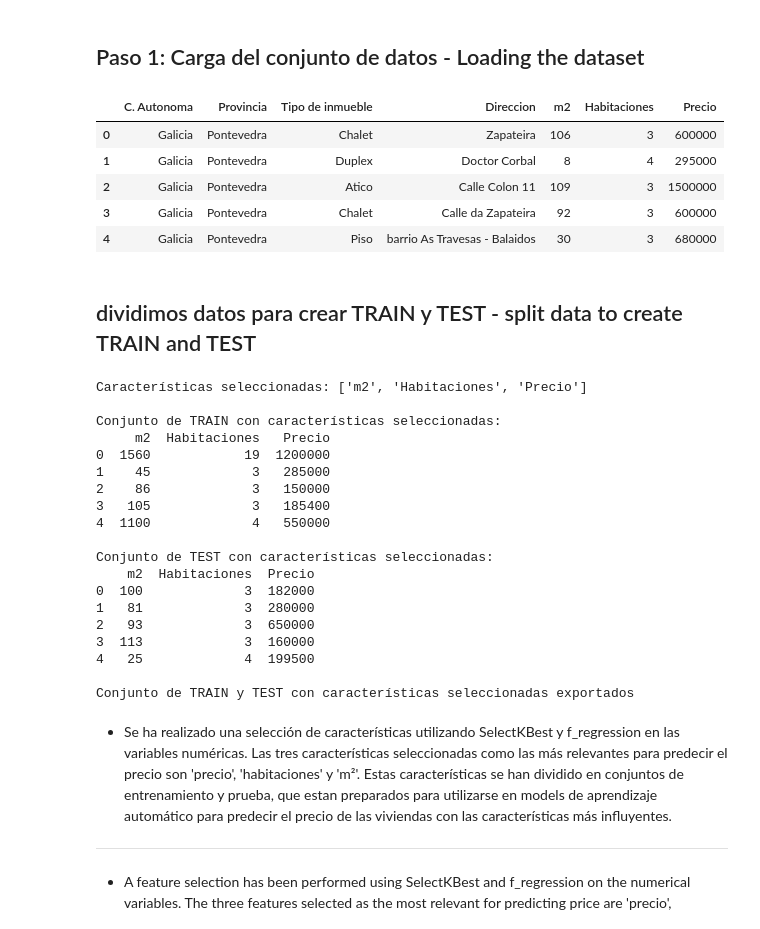
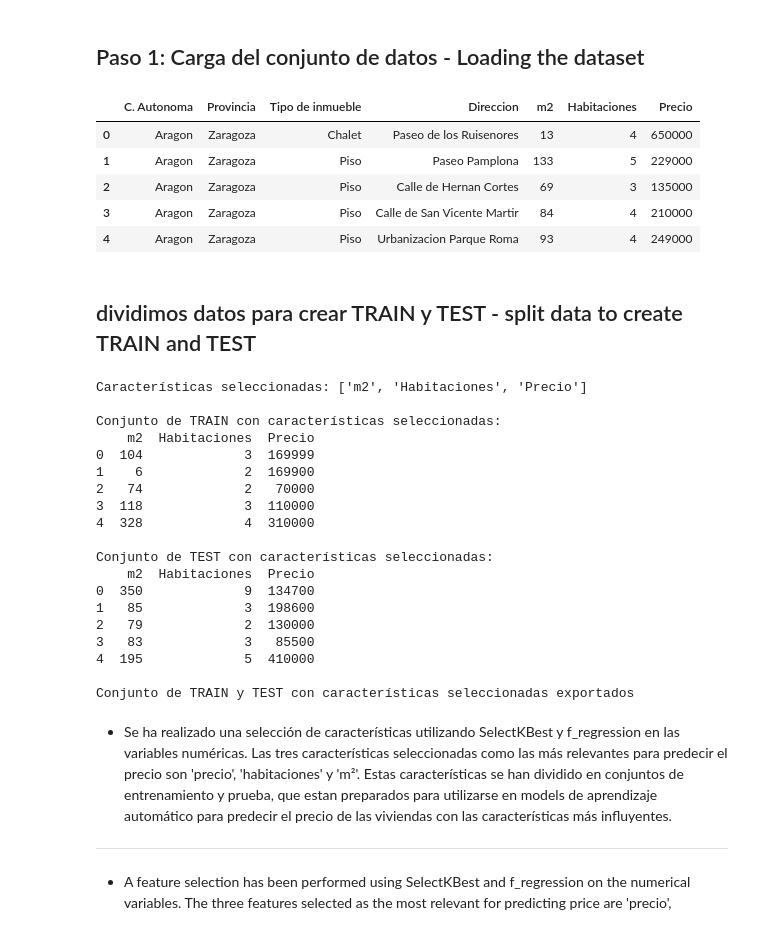
Before and after one commit to 4GeeksAcademy/028-PROYECTO_FINAL_VIVIENDAS-main-4geeks, a Jupyter notebook: src/PROVINCIAS/EDA/creacion_modelos.ipynb, the cells around one changed output. Drawn from its saved outputs; the diff is of its cells as text; code cells hidden in the pictures.

```diff
--- a/src/PROVINCIAS/EDA/creacion_modelos.ipynb
+++ b/src/PROVINCIAS/EDA/creacion_modelos.ipynb
@@ -3,24 +3,24 @@
 # %%
 import pandas as pd
 
 # Ruta del archivo CSV
-ruta_archivo = "/workspaces/028-PROYECTO_FINAL_VIVIENDAS-main/src/PROVINCIAS/csv_limpio/pontevedra_limpio.csv"
+ruta_archivo = "/workspaces/028-PROYECTO_FINAL_VIVIENDAS-main/src/PROVINCIAS/csv_limpio/zaragoza_limpio.csv"
 
 # Leer el archivo CSV en un DataFrame
 dataframe = pd.read_csv(ruta_archivo)
 
 # Convertir los valores flotantes de la columna 'm2' a enteros
 dataframe['m2'] = dataframe['m2'].astype(int)
 
 
 dataframe.head()
 # %% [output]
 |  | C. Autonoma | Provincia | Tipo de inmueble | Direccion | m2 | Habitaciones | Precio |
-| 0 | Galicia | Pontevedra | Chalet | Zapateira | 106 | 3 | 600000 |
-| 1 | Galicia | Pontevedra | Duplex | Doctor Corbal | 8 | 4 | 295000 |
-| 2 | Galicia | Pontevedra | Atico | Calle Colon 11 | 109 | 3 | 1500000 |
-| 3 | Galicia | Pontevedra | Chalet | Calle da Zapateira | 92 | 3 | 600000 |
-| 4 | Galicia | Pontevedra | Piso | barrio As Travesas - Balaidos | 30 | 3 | 680000 |
+| 0 | Aragon | Zaragoza | Chalet | Paseo de los Ruisenores | 13 | 4 | 650000 |
+| 1 | Aragon | Zaragoza | Piso | Paseo Pamplona | 133 | 5 | 229000 |
+| 2 | Aragon | Zaragoza | Piso | Calle de Hernan Cortes | 69 | 3 | 135000 |
+| 3 | Aragon | Zaragoza | Piso | Calle de San Vicente Martir | 84 | 4 | 210000 |
+| 4 | Aragon | Zaragoza | Piso | Urbanizacion Parque Roma | 93 | 4 | 249000 |
 # %% [markdown]
 ## dividimos datos para crear TRAIN y TEST - split data to create TRAIN and TEST
 # %%
@@ -59,27 +59,27 @@ df_test_selected = pd.DataFrame(X_test_selected, columns=selected_columns)
 print(df_test_selected.head())
 
 # Guardar los conjuntos de entrenamiento y prueba en archivos CSV
-df_train_selected.to_csv(r'/workspaces/028-PROYECTO_FINAL_VIVIENDAS-main/src/PROVINCIAS/csv_train_test/pontevedra_train_selected.csv', index=False)
-df_test_selected.to_csv(r'/workspaces/028-PROYECTO_FINAL_VIVIENDAS-main/src/PROVINCIAS/csv_train_test/pontevedra_test_selected.csv', index=False)
+df_train_selected.to_csv(r'/workspaces/028-PROYECTO_FINAL_VIVIENDAS-main/src/PROVINCIAS/csv_train_test/zaragoza_train_selected.csv', index=False)
+df_test_selected.to_csv(r'/workspaces/028-PROYECTO_FINAL_VIVIENDAS-main/src/PROVINCIAS/csv_train_test/zaragoza_test_selected.csv', index=False)
 print("\nConjunto de TRAIN y TEST con características seleccionadas exportados")
 # %% [output]
 Características seleccionadas: ['m2', 'Habitaciones', 'Precio']
 
 Conjunto de TRAIN con características seleccionadas:
-     m2  Habitaciones   Precio
-0  1560            19  1200000
-1    45             3   285000
-2    86             3   150000
-3   105             3   185400
-4  1100             4   550000
+    m2  Habitaciones  Precio
+0  104             3  169999
+1    6             2  169900
+2   74             2   70000
+3  118             3  110000
+4  328             4  310000
 
 Conjunto de TEST con características seleccionadas:
     m2  Habitaciones  Precio
-0  100             3  182000
-1   81             3  280000
-2   93             3  650000
-3  113             3  160000
-4   25             4  199500
+0  350             9  134700
+1   85             3  198600
+2   79             2  130000
+3   83             3   85500
+4  195             5  410000
 
 Conjunto de TRAIN y TEST con características seleccionadas exportados
 # %% [markdown]
```
Also changed, not shown: parts of 8 cells of this notebook, 58 other files.
